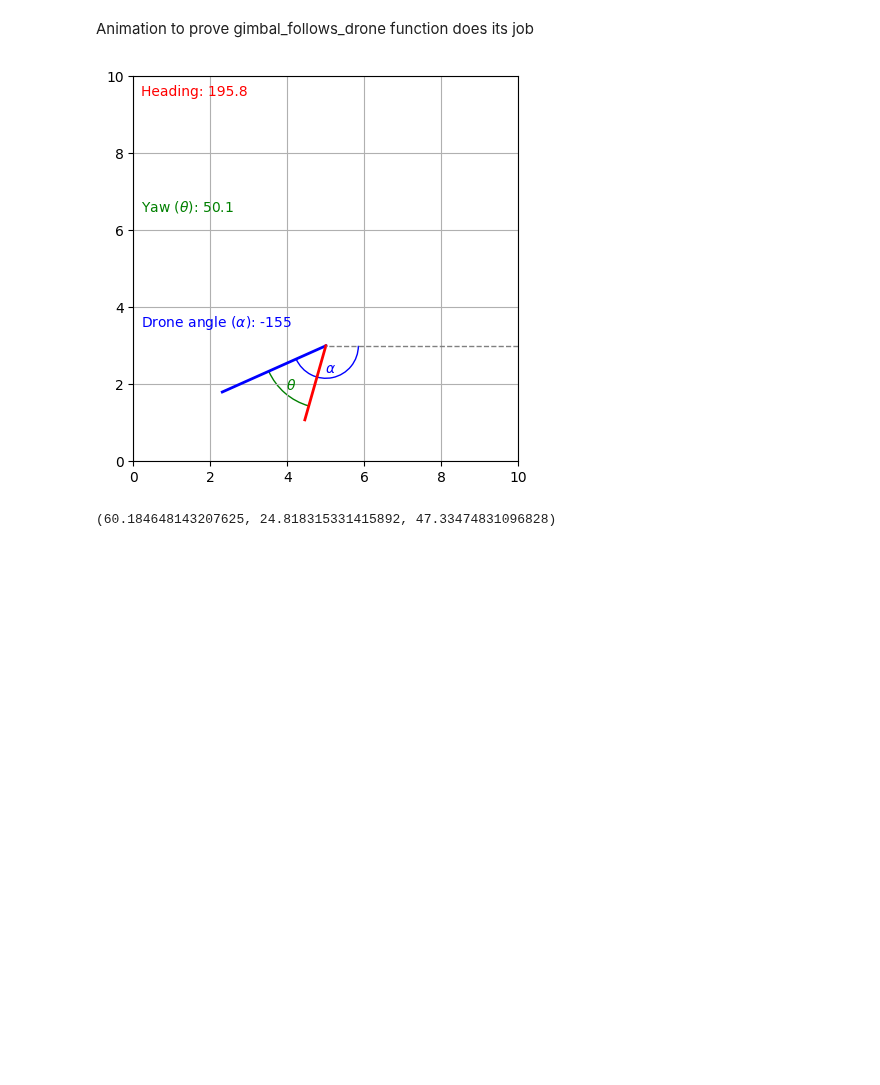
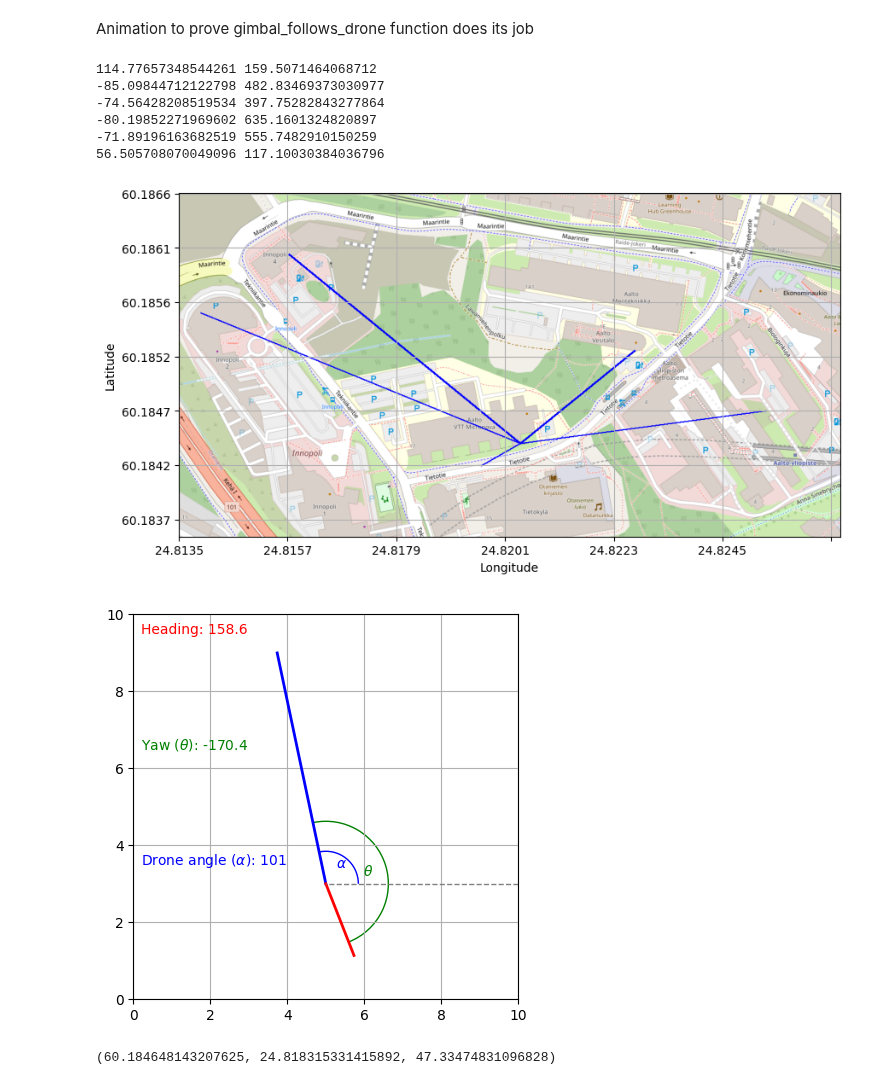
Before and after one commit to jvvtt/a2gMeasurements, a Jupyter notebook: notebook_for_tests.ipynb, the cells around one changed output. Drawn from its saved outputs; the diff is of its cells as text; code cells hidden in the pictures; blank space fills up the shorter version.

Commit message:
Added files for visualizing gps data in map. Create new function gimbal_follows_drone correcting errors in previous function ground_gimbal_follows_drone

```diff
--- a/notebook_for_tests.ipynb
+++ b/notebook_for_tests.ipynb
@@ -259,6 +316,69 @@ print(a)
 print(time.time())
 # %% [markdown]
 Animation to prove gimbal_follows_drone function does its job
+# %%
+from pyproj import Transformer, Geod
+from matplotlib import pyplot as plt
+from PIL import Image, ImageDraw
+from gps_visualization import GPSVis
+
+upper_left = {'LAT': 60.1871, 'LON': 24.8113}
+lower_right = {'LAT': 60.1837, 'LON': 24.8245}
+
+hi_q = {'LAT': 60.18592, 'LON': 24.81174 }
+fut_hub = {'LAT': 60.18650, 'LON': 24.81350}
+fat_liz = {'LAT': 60.18555, 'LON': 24.82041}
+aalto_metro = {'LAT':60.18495, 'LON': 24.82302}
+
+micronova_office = {'LAT': 60.18463111366192, 'LON': 24.818124782978057}
+
+wgs84_geod = Geod(ellps='WGS84')
+
+transproj_1 = Transformer.from_crs({"proj":'geocent', "ellps":'WGS84', "datum":'WGS84'}, "EPSG:4326", always_xy=True,)
+transproj_2 = Transformer.from_crs("EPSG:4326", {"proj":'geocent', "ellps":'WGS84', "datum":'WGS84'})
+
+x1, y1 = transproj_2.transform(fat_liz['LAT'], fat_liz['LON'])
+x2, y2 = transproj_2.transform(aalto_metro['LAT'], aalto_metro['LON'])
+
+az_fat_aalto,_, dist_fat_aalto = wgs84_geod.inv(fat_liz['LON'], fat_liz['LAT'], aalto_metro['LON'], aalto_metro['LAT'])
+az_fat_hiq,_, dist_fat_hiq = wgs84_geod.inv(fat_liz['LON'], fat_liz['LAT'], hi_q['LON'], hi_q['LAT'])
+az_fat_futhub,_, dist_fat_futhub = wgs84_geod.inv(fat_liz['LON'], fat_liz['LAT'], fut_hub['LON'], fut_hub['LAT'])
+az_aalto_hiq,_, dist_aalto_hiq = wgs84_geod.inv(aalto_metro['LON'], aalto_metro['LAT'], hi_q['LON'], hi_q['LAT'])
+az_aalto_futhub,_, dist_aalto_futhub = wgs84_geod.inv(aalto_metro['LON'], aalto_metro['LAT'], fut_hub['LON'], fut_hub['LAT'])
+az_hiq_futhub,_, dist_hiq_futhub = wgs84_geod.inv(hi_q['LON'], hi_q['LAT'], fut_hub['LON'], fut_hub['LAT'])
+
+print(az_fat_aalto, dist_fat_aalto)
+print(az_fat_hiq, dist_fat_hiq)
+print(az_fat_futhub, dist_fat_futhub)
+print(az_aalto_hiq, dist_aalto_hiq)
+print(az_aalto_futhub, dist_aalto_futhub)
+print(az_hiq_futhub, dist_hiq_futhub)
+
+'''
+fig = plt.figure(figsize=((5, 5)))
+ax = fig.add_subplot(111)
+
+plt.scatter(hi_q['LON'], hi_q['LAT'], s=20)
+plt.scatter(fut_hub['LON'], fut_hub['LAT'], s=20)
+plt.scatter(fat_liz['LON'], fat_liz['LAT'], s=20)
+plt.scatter(aalto_metro['LON'], aalto_metro['LAT'], s=20)
+
+plt.scatter(micronova_office['LON'], micronova_office['LAT'], s=60)
+'''
+vis = GPSVis(data_path='test_coordinates_map_micronova.csv',
+             map_path='test_map_micronova.png',  # Path to map downloaded from the OSM.
+             points=(upper_left['LAT'], upper_left['LON'], lower_right['LAT'], lower_right['LON'])) # Two coordinates of the map (upper left, lower right)
+
+vis.create_image(color=(0, 0, 255), width=3, heading=-120)  # Set the color and the width of the GNSS tracks.
+vis.plot_map(output='-')
+# %% [output]
+114.77657348544261 159.5071464068712
+-85.09844712122798 482.83469373030977
+-74.56428208519534 397.75282843277864
+-80.19852271969602 635.1601324820897
+-71.89196163682519 555.7482910150259
+56.505708070049096 117.10030384036796
+[figure, added]
 # %%
 import numpy as np
 from matplotlib import pyplot as plt
@@ -359,7 +479,7 @@ ani = animation.FuncAnimation(fig, animate, frames=10, interval=5, repeat=False)
 ani.save('basic_animation_2.gif', dpi=300, writer=PillowWriter(fps=0.2))
 #plt.show()
 # %% [output]
-[figure, old version]
+[figure, new version]
 # %%
 from pyproj import CRS, Transformer
 
```
Also changed, not shown: parts of 9 cells of this notebook, 9 other files.
